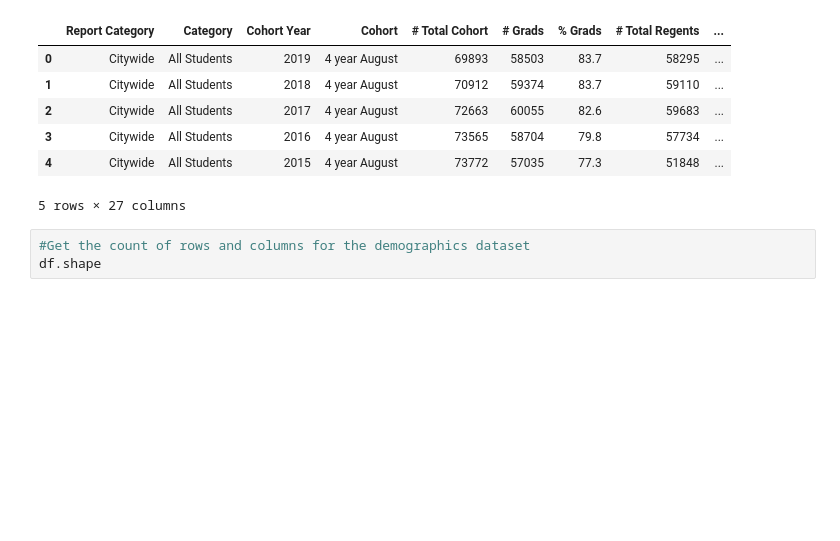
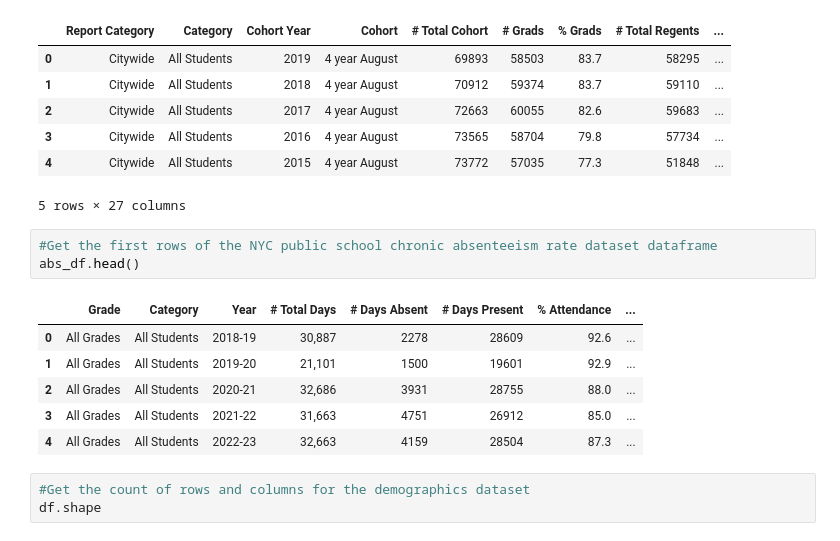
Before and after one commit to thetechleila/NYC-Public-Schools-EDA-Pre-and-Post-Pandemic, a Jupyter notebook: code/eda.ipynb, the cells around one changed output. Drawn from its saved outputs; the diff is of its cells as text; blank space fills up the shorter version.

```diff
--- a/code/eda.ipynb
+++ b/code/eda.ipynb
@@ -48,6 +48,16 @@ grad_df.head()
 | 3 | Citywide | All Students | 2016 | 4 year August | 73565 | 58704 | 79.8 | 57734 | ... |
 | 4 | Citywide | All Students | 2015 | 4 year August | 73772 | 57035 | 77.3 | 51848 | ... |
 5 rows × 27 columns
+# %%
+#Get the first rows of the NYC public school chronic absenteeism rate dataset dataframe
+abs_df.head()
+# %% [output]
+|  | Grade | Category | Year | # Total Days | # Days Absent | # Days Present | % Attendance | ... |
+| 0 | All Grades | All Students | 2018-19 | 30,887 | 2278 | 28609 | 92.6 | ... |
+| 1 | All Grades | All Students | 2019-20 | 21,101 | 1500 | 19601 | 92.9 | ... |
+| 2 | All Grades | All Students | 2020-21 | 32,686 | 3931 | 28755 | 88.0 | ... |
+| 3 | All Grades | All Students | 2021-22 | 31,663 | 4751 | 26912 | 85.0 | ... |
+| 4 | All Grades | All Students | 2022-23 | 32,663 | 4159 | 28504 | 87.3 | ... |
 # %%
 #Get the count of rows and columns for the demographics dataset
 df.shape
```
